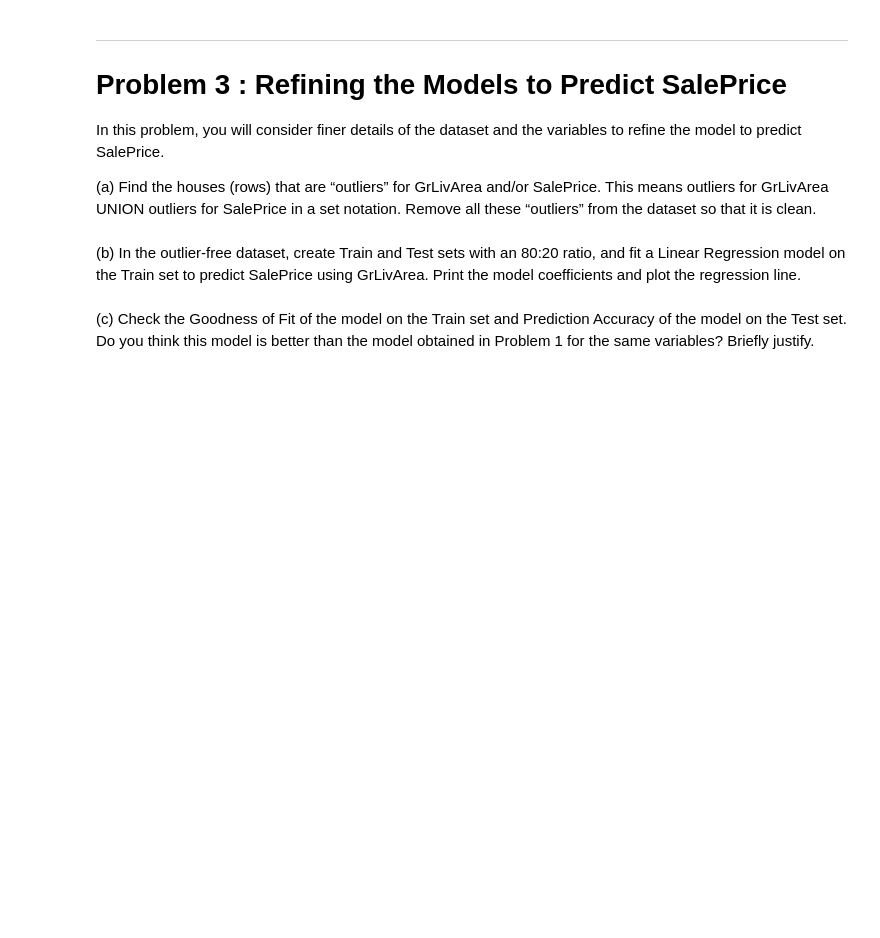
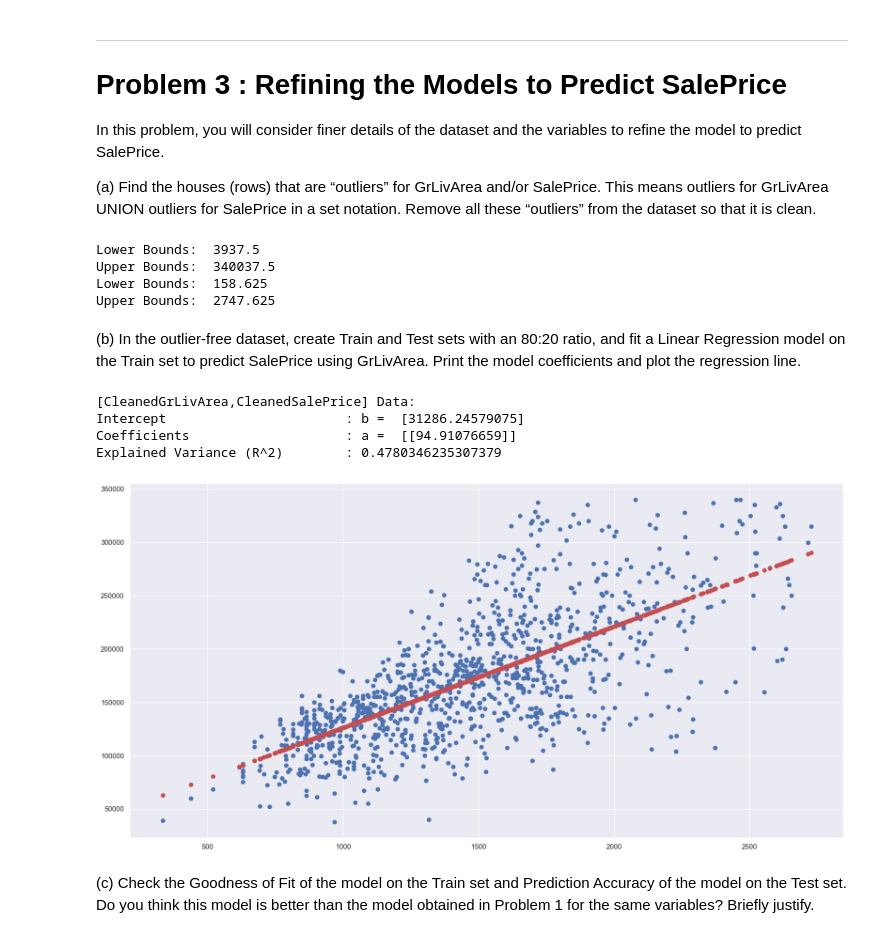
Before and after one commit to isaacchunn/data-science-and-ai, a Jupyter notebook: Lab 4/Exercise4_solution.ipynb, the cells around one changed output. Cells and saved outputs as stored; diff of their text form; code cells hidden in the pictures; blank space fills up the shorter version.

```diff
--- a/Lab 4/Exercise4_solution.ipynb
+++ b/Lab 4/Exercise4_solution.ipynb
@@ -353,9 +398,50 @@ In this problem, you will consider finer details of the dataset and the variable
 
 (a) Find the houses (rows) that are “outliers” for GrLivArea and/or SalePrice. This means outliers for GrLivArea
 UNION outliers for SalePrice in a set notation. Remove all these “outliers” from the dataset so that it is clean.
+# %%
+def findOutlierBounds(df):
+    #Get the q1 and q3 datas to find out the 25% and 75% range, then calculate inter quartile range and then find out whiskers.
+    #Then count how many points lie outside of this range.
+    q1 = df.quantile(0.25)
+    q3 = df.quantile(0.75)
+    #Interquartile
+    iqr = q3 - q1
+    #Calculate whiskers
+    leftWhisker = q1 - (1.5 * iqr)
+    rightWhisker = q3 + (1.5 * iqr)
+    #Print out the bounds
+    print("Lower Bounds: ", leftWhisker[0])
+    print("Upper Bounds: ", rightWhisker[0])
+    return (leftWhisker[0], rightWhisker[0])
+
+#Find the bounds of each salePrice's df
+salePriceBounds = findOutlierBounds(salePrice)
+grLivAreaBounds = findOutlierBounds(grLivArea)
+
+#Filter the df using the comparisons and get rid of the outliers
+filteredDF = trainData[(trainData["SalePrice"] >= salePriceBounds[0]) & (trainData["SalePrice"] <= salePriceBounds[1])
+                    & (trainData["GrLivArea"] >= grLivAreaBounds[0]) & (trainData["GrLivArea"] <= grLivAreaBounds[1])]
+
+#Using the filtered results, we then reassign to get the cleaned data frame
+cleanedSalePrice = pd.DataFrame(filteredDF["SalePrice"])
+cleanedGrLivArea = pd.DataFrame(filteredDF["GrLivArea"])
+# %% [output]
+Lower Bounds:  3937.5
+Upper Bounds:  340037.5
+Lower Bounds:  158.625
+Upper Bounds:  2747.625
 # %% [markdown]
 (b) In the outlier-free dataset, create Train and Test sets with an 80:20 ratio, and fit a Linear Regression model on
 the Train set to predict SalePrice using GrLivArea. Print the model coefficients and plot the regression line.
+# %%
+print("[{0},{1}] Data:".format("CleanedGrLivArea", "CleanedSalePrice"))
+cleanedGrLivAreaPricePred = calcRegression(cleanedGrLivArea, cleanedSalePrice)
+# %% [output]
+[CleanedGrLivArea,CleanedSalePrice] Data:
+Intercept                       : b =  [31286.24579075]
+Coefficients                    : a =  [[94.91076659]]
+Explained Variance (R^2)        : 0.4780346235307379
+[figure, added]
 # %% [markdown]
 (c) Check the Goodness of Fit of the model on the Train set and Prediction Accuracy of the model on the Test set.
 Do you think this model is better than the model obtained in Problem 1 for the same variables? Briefly justify.
```
Also changed, not shown: parts of 13 cells of this notebook.
